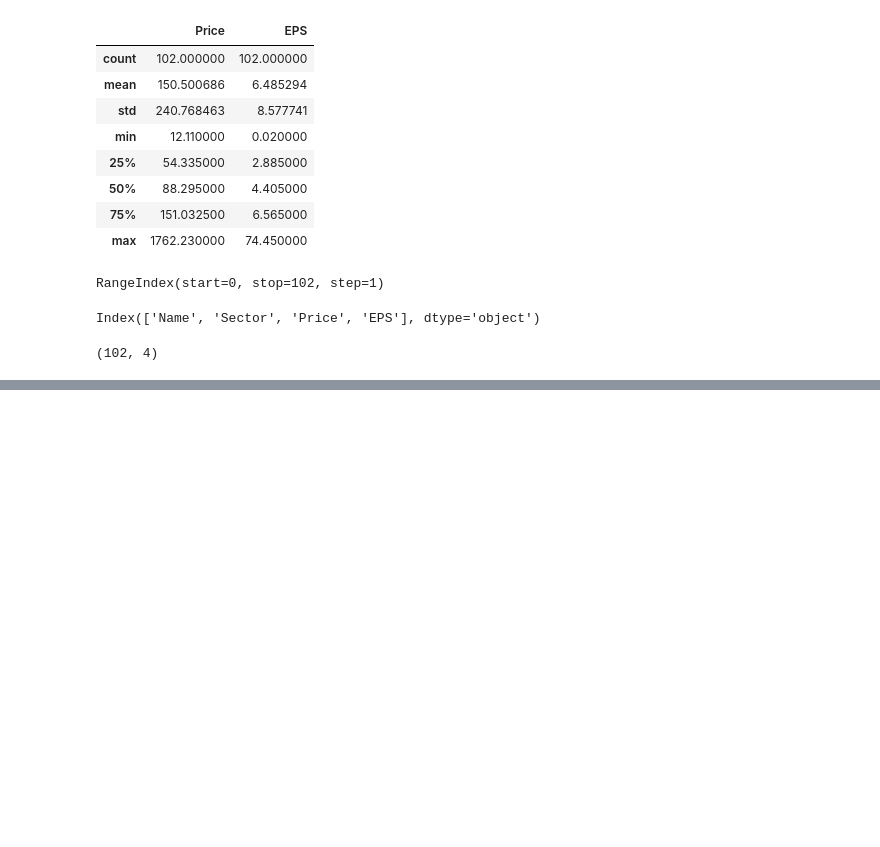
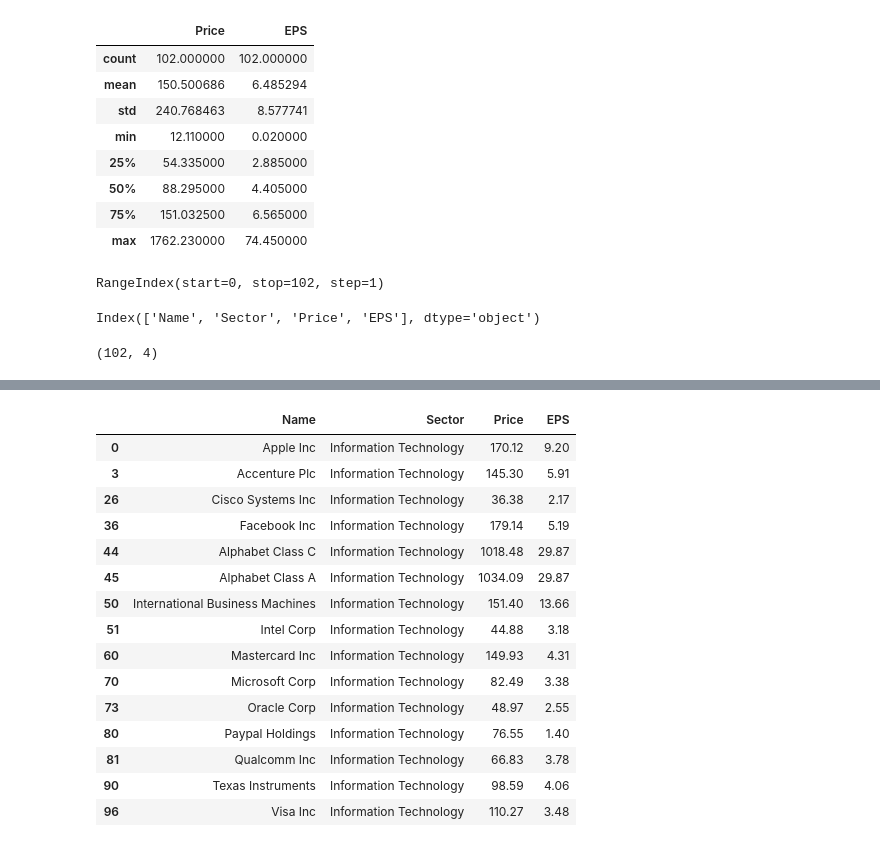
Before and after one commit to sunilsala88/batch-30-hindi, a Jupyter notebook: 9_data_analysis/pandas1.ipynb, the cells around one changed output, grey strips where cells are left out. Drawn from its saved outputs; the diff is of its cells as text; code cells hidden in the pictures; blank space fills up the shorter version.

```diff
--- a/9_data_analysis/pandas1.ipynb
+++ b/9_data_analysis/pandas1.ipynb
@@ -187,0 +262,19 @@ df11.shape
+# %%
+df11[df11['Sector']=='Information Technology']
+# %% [output]
+|  | Name | Sector | Price | EPS |
+| 0 | Apple Inc | Information Technology | 170.12 | 9.20 |
+| 3 | Accenture Plc | Information Technology | 145.30 | 5.91 |
+| 26 | Cisco Systems Inc | Information Technology | 36.38 | 2.17 |
+| 36 | Facebook Inc | Information Technology | 179.14 | 5.19 |
+| 44 | Alphabet Class C | Information Technology | 1018.48 | 29.87 |
+| 45 | Alphabet Class A | Information Technology | 1034.09 | 29.87 |
+| 50 | International Business Machines | Information Technology | 151.40 | 13.66 |
+| 51 | Intel Corp | Information Technology | 44.88 | 3.18 |
+| 60 | Mastercard Inc | Information Technology | 149.93 | 4.31 |
+| 70 | Microsoft Corp | Information Technology | 82.49 | 3.38 |
+| 73 | Oracle Corp | Information Technology | 48.97 | 2.55 |
+| 80 | Paypal Holdings | Information Technology | 76.55 | 1.40 |
+| 81 | Qualcomm Inc | Information Technology | 66.83 | 3.78 |
+| 90 | Texas Instruments | Information Technology | 98.59 | 4.06 |
+| 96 | Visa Inc | Information Technology | 110.27 | 3.48 |
```
Also changed, not shown: parts of 11 cells of this notebook.
